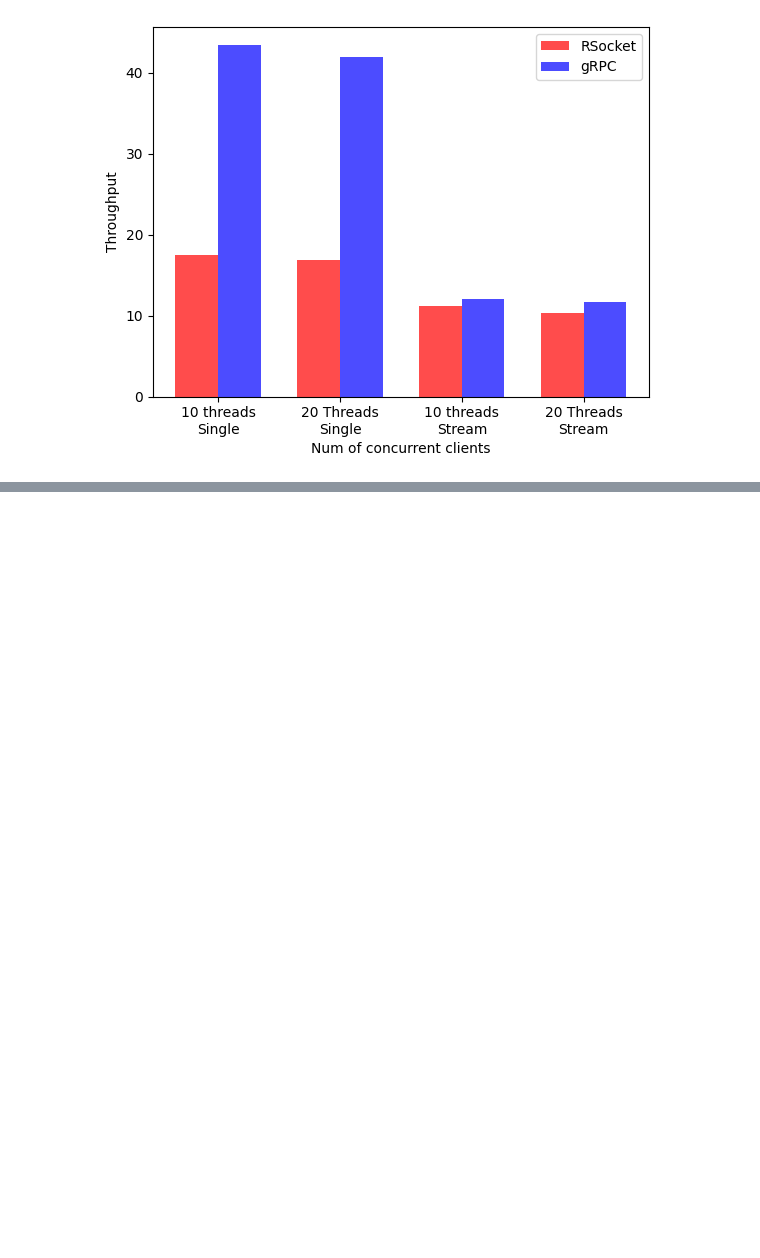
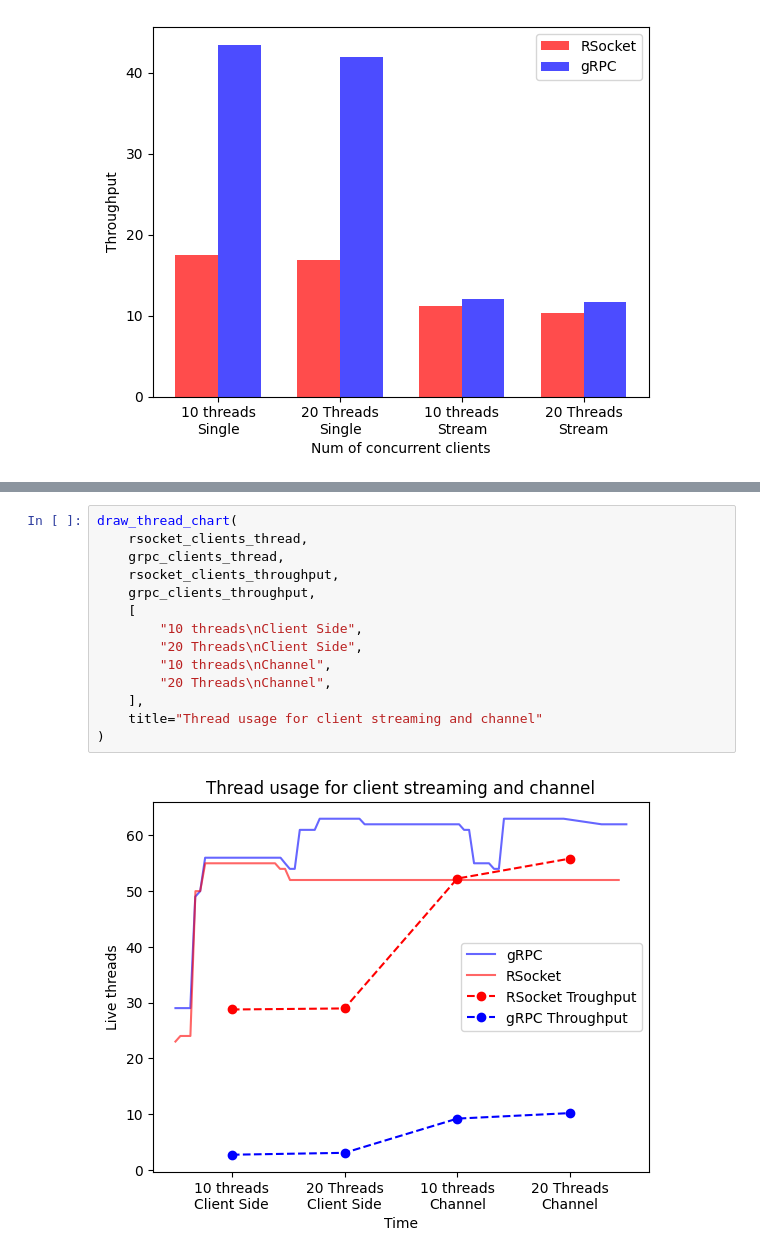
Before and after one commit to pratham-kundan/rsocket-grpc-benchmark, a Jupyter notebook: Results/scripts/iscript.ipynb, the cells around one changed output, grey strips where cells are left out. Drawn from its saved outputs; the diff is of its cells as text; blank space fills up the shorter version.

```diff
--- a/Results/scripts/iscript.ipynb
+++ b/Results/scripts/iscript.ipynb
@@ -538,0 +591,16 @@ draw_throughput_chart(
+# %%
+draw_thread_chart(
+    rsocket_clients_thread,
+    grpc_clients_thread,
+    rsocket_clients_throughput,
+    grpc_clients_throughput,
+    [
+        "10 threads\nClient Side",
+        "20 Threads\nClient Side",
+        "10 threads\nChannel",
+        "20 Threads\nChannel",
+    ],
+    title="Thread usage for client streaming and channel"
+)
+# %% [output]
+[figure, added]
```
Also changed, not shown: parts of 9 cells of this notebook, 21 other files.
